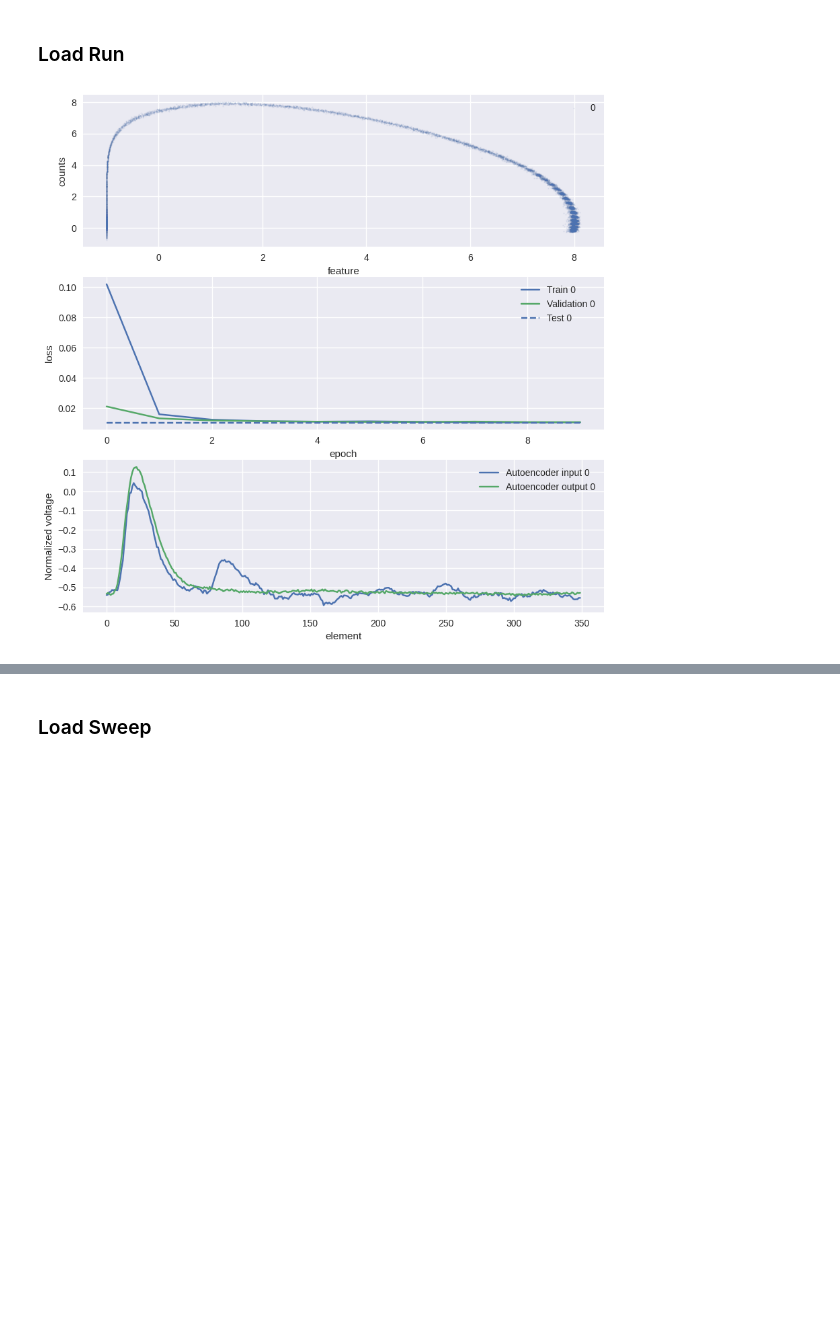
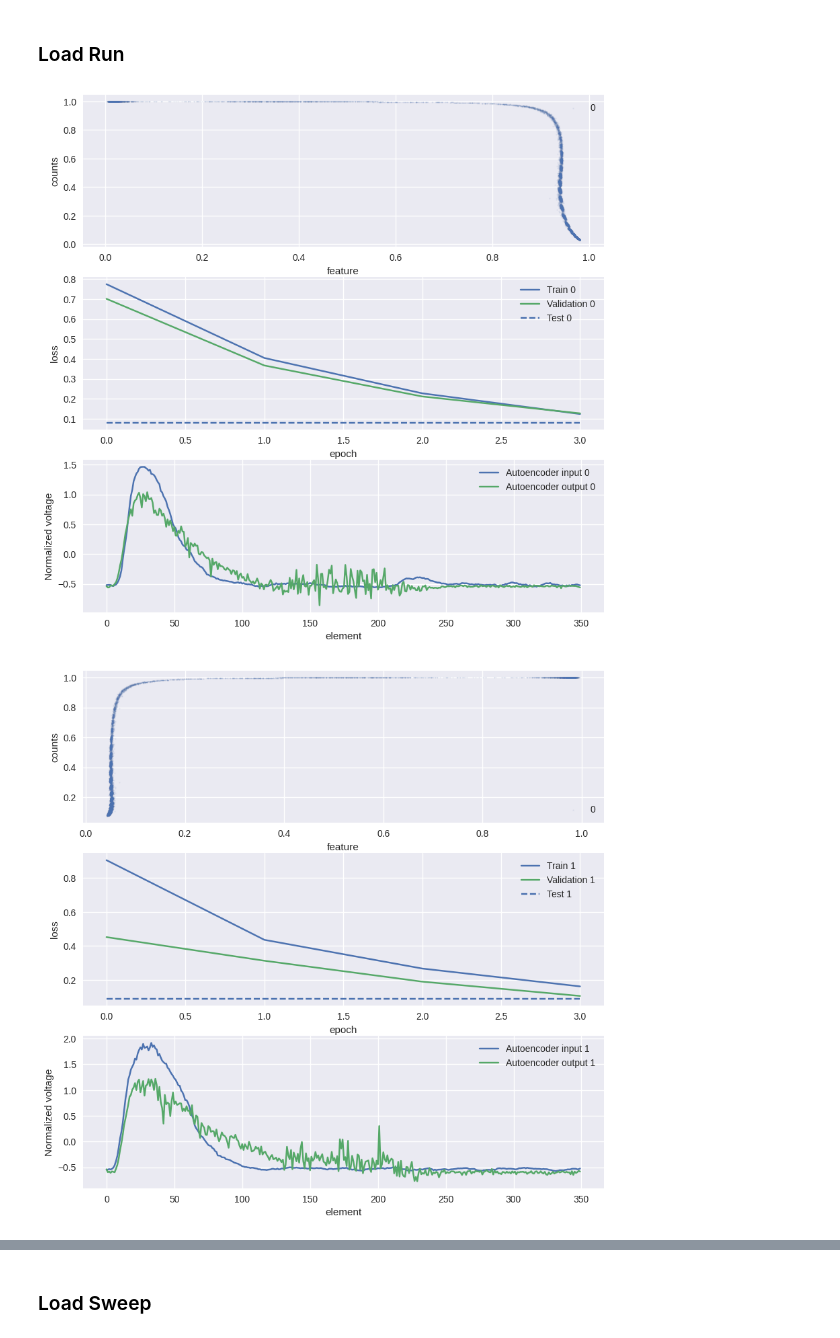
Before and after one commit to polyquantique/Photon-Number-Classification, a Jupyter notebook: src/AutoencoderAPI.ipynb, the cells around one changed output, grey strips where cells are left out. Drawn from its saved outputs; the diff is of its cells as text; code cells hidden in the pictures; blank space fills up the shorter version.

Commit message:
Some results

```diff
--- a/src/AutoencoderAPI.ipynb
+++ b/src/AutoencoderAPI.ipynb
@@ -214,7 +205,8 @@ exp = sweep()
 # %% [markdown]
 ### Load Run
 # %%
-#load_run_results("AutoencoderLog/grid-search-TES Triplet uniform/run 35", bw=[0.1], clustering=False, print_network=True, print_train=False)
-load_run_results_2D("AutoencoderLog/run-2024-03-14-11-21")#grid-search-TES 2D CNN/run 19 03
+#load_run_results("AutoencoderLog/grid-search-TES 2D CNN 6/run 02", bw=[0.1], clustering=False, print_network=True, print_train=False)
+load_run_results_2D("AutoencoderLog/grid-search-TES 2D CNN 6/run 29")#grid-search-TES 2D CNN/run 19 03
 # %% [output]
-[figure, old version]
+[figure, new version]
+[figure, added]
```
Also changed, not shown: parts of 8 cells of this notebook, 11 other files.
